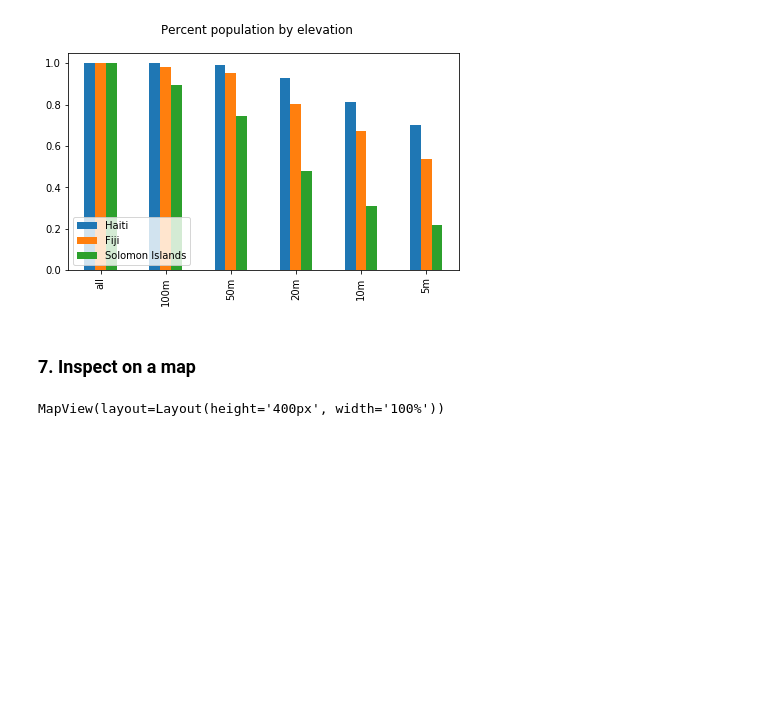
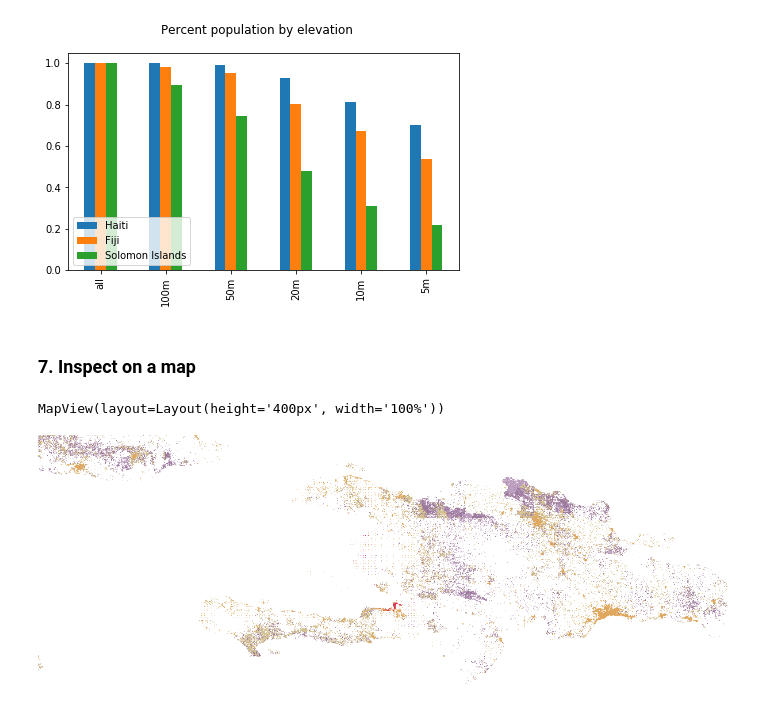
Before and after one commit to gc2300/coastalcities, a Jupyter notebook: SIDS_pop6.ipynb, the cells around one changed output. Drawn from its saved outputs; the diff is of its cells as text; code cells hidden in the pictures; blank space fills up the shorter version.

```diff
--- a/SIDS_pop6.ipynb
+++ b/SIDS_pop6.ipynb
@@ -208,3 +208,7 @@ m1
 MapView(layout=Layout(height='400px', width='100%'))
 # %%
 m1.add_layer(pop_lyr)
+# %%
+pop_lyr
+# %% [output]
+[figure, added]
```
